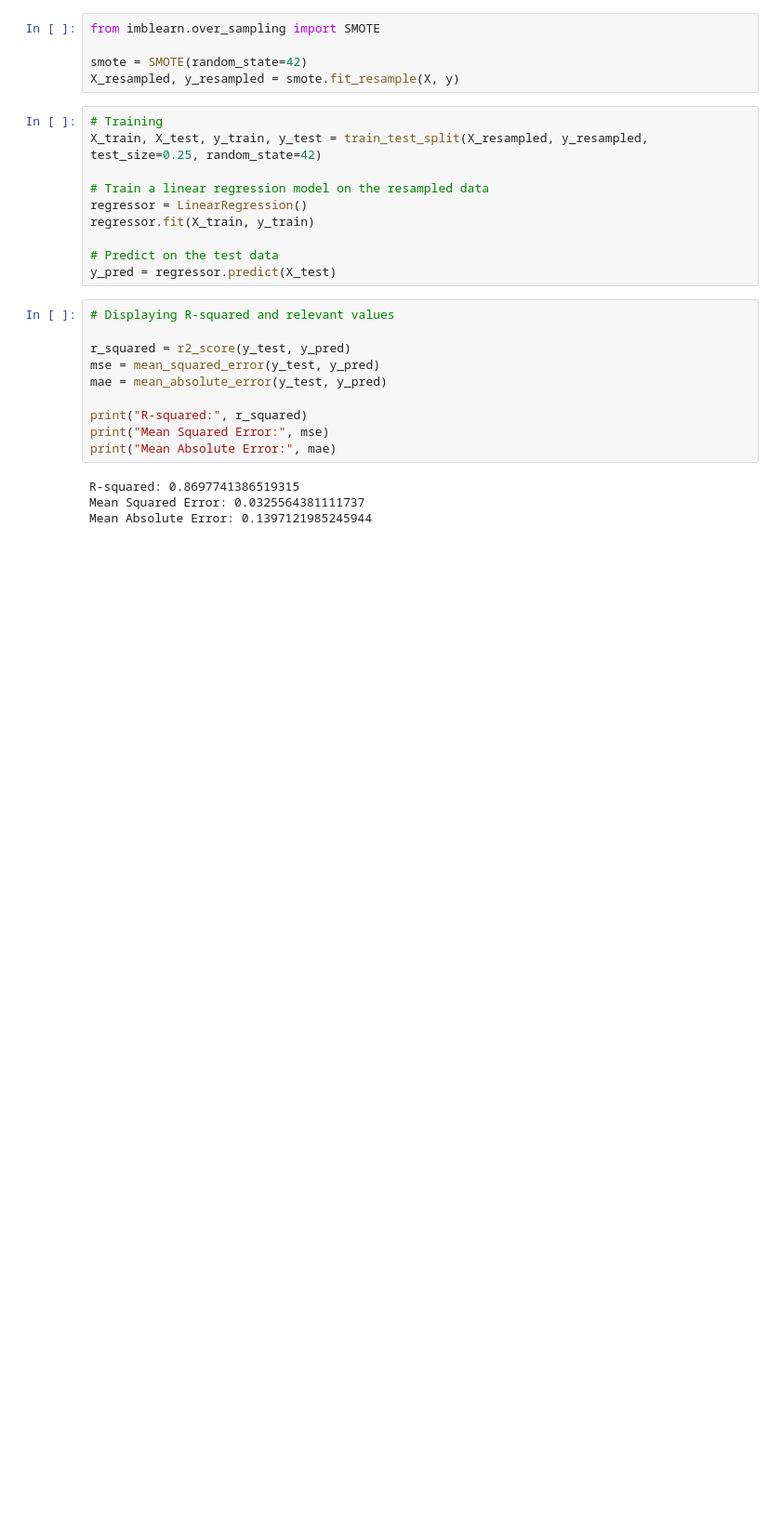
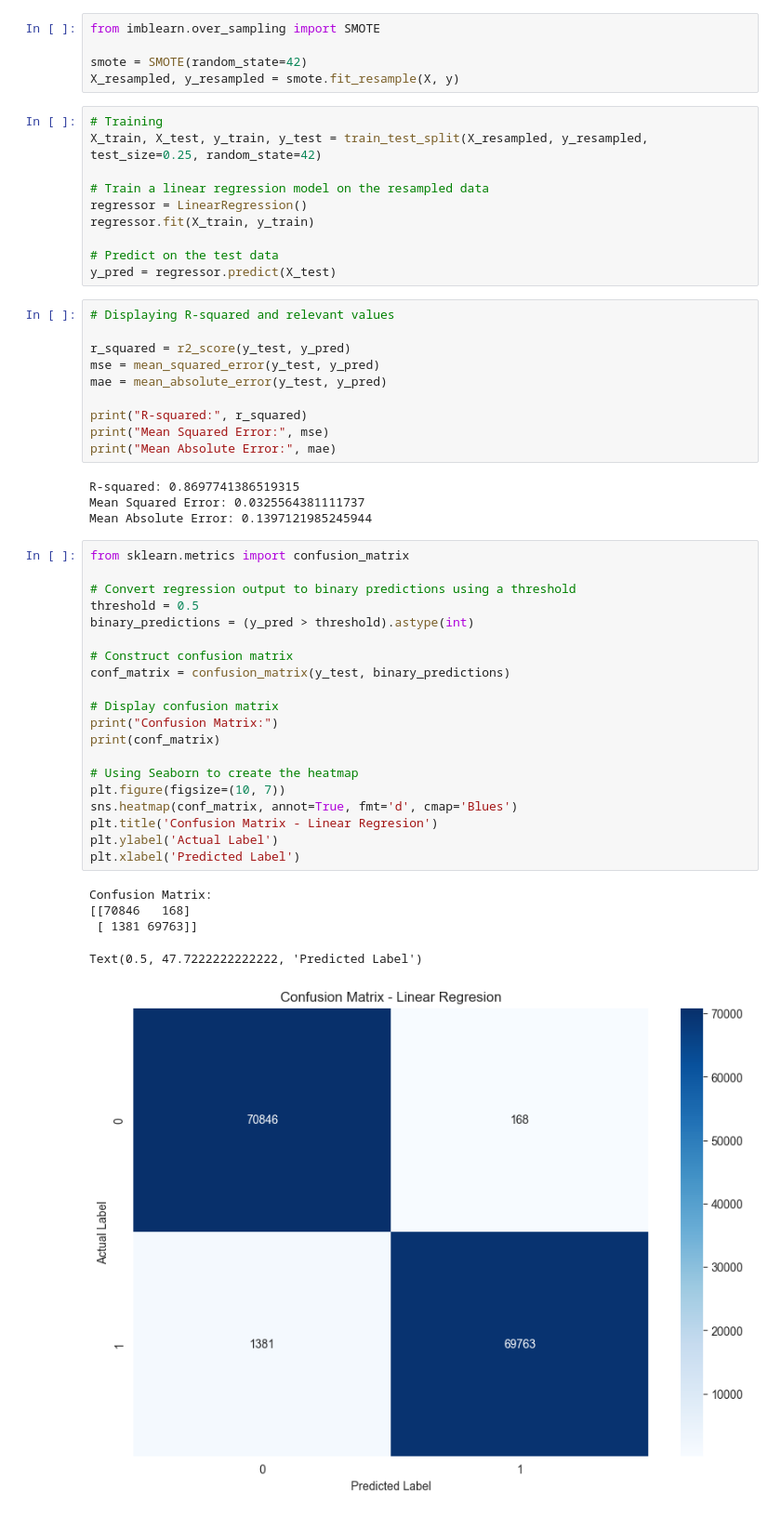
Before and after one commit to VinukaSilva/Credit-Card-Fraud-Detection, a Jupyter notebook: Linear Regression.ipynb, the cells around one changed output. Shown at 93% size. Drawn from its saved outputs; the diff is of its cells as text; blank space fills up the shorter version.

Commit message:
Confusion matrix added

```diff
--- a/Linear Regression.ipynb
+++ b/Linear Regression.ipynb
@@ -55,3 +55,29 @@ print("Mean Absolute Error:", mae)
 R-squared: 0.8697741386519315
 Mean Squared Error: 0.0325564381111737
 Mean Absolute Error: 0.1397121985245944
+# %%
+from sklearn.metrics import confusion_matrix
+
+# Convert regression output to binary predictions using a threshold
+threshold = 0.5
+binary_predictions = (y_pred > threshold).astype(int)
+
+# Construct confusion matrix
+conf_matrix = confusion_matrix(y_test, binary_predictions)
+
+# Display confusion matrix
+print("Confusion Matrix:")
+print(conf_matrix)
+
+# Using Seaborn to create the heatmap
+plt.figure(figsize=(10, 7))
+sns.heatmap(conf_matrix, annot=True, fmt='d', cmap='Blues')
+plt.title('Confusion Matrix - Linear Regresion')
+plt.ylabel('Actual Label')
+plt.xlabel('Predicted Label')
+# %% [output]
+Confusion Matrix:
+[[70846   168]
+ [ 1381 69763]]
+Text(0.5, 47.7222222222222, 'Predicted Label')
+[figure, added]
```
